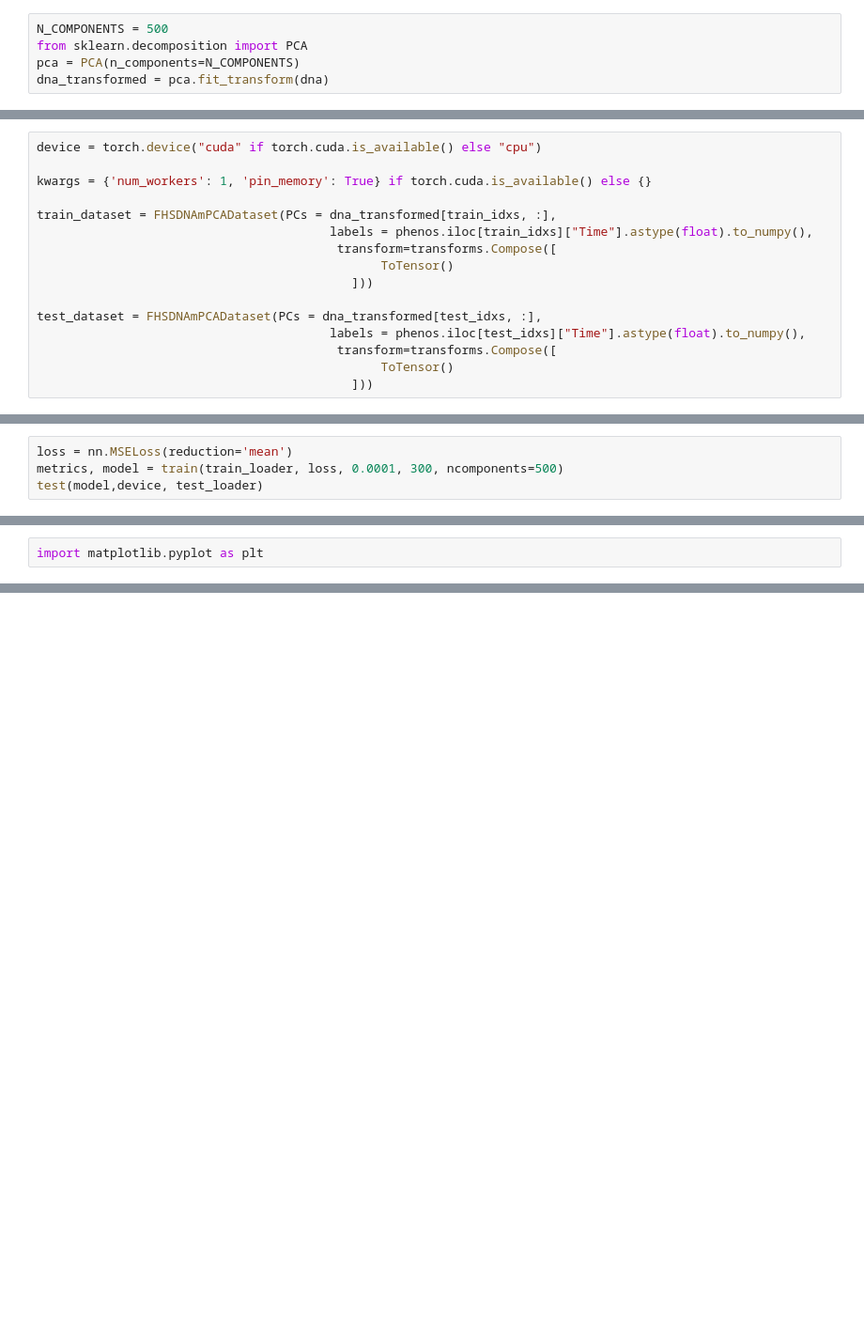
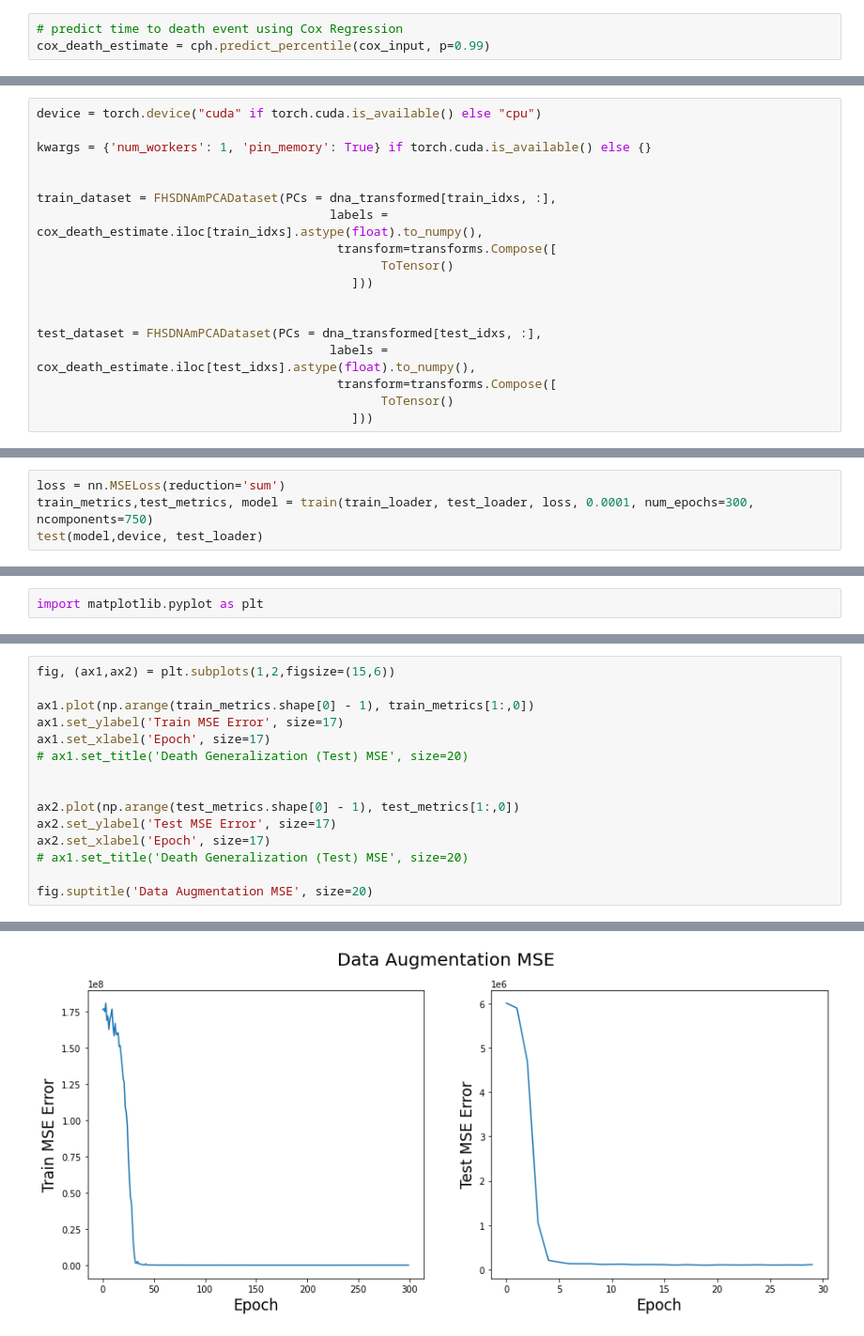
Before and after one commit to vsocrates/deeplearning_cpsc663, a Jupyter notebook: final/CoxRegressionSilverStandard.ipynb, the cells around one changed output, grey strips where cells are left out. Shown at 94% size. Cells and saved outputs as stored; diff of their text form; blank space fills up the shorter version.

```diff
--- a/final/CoxRegressionSilverStandard.ipynb
+++ b/final/CoxRegressionSilverStandard.ipynb
@@ -380,6 +494,4 @@ dna = dna[subset_idxs]
-# %%
-N_COMPONENTS = 500
-from sklearn.decomposition import PCA
-pca = PCA(n_components=N_COMPONENTS)
-dna_transformed = pca.fit_transform(dna)
+# %%
+# predict time to death event using Cox Regression
+cox_death_estimate = cph.predict_percentile(cox_input, p=0.99)
 # %%
@@ -397,14 +504,16 @@ device = torch.device("cuda" if torch.cuda.is_available() else "cpu")
 
 kwargs = {'num_workers': 1, 'pin_memory': True} if torch.cuda.is_available() else {}
 
+
 train_dataset = FHSDNAmPCADataset(PCs = dna_transformed[train_idxs, :],
-                                        labels = phenos.iloc[train_idxs]["Time"].astype(float).to_numpy(),
+                                        labels = cox_death_estimate.iloc[train_idxs].astype(float).to_numpy(),
                                          transform=transforms.Compose([
                                                ToTensor()
                                            ]))
 
+
 test_dataset = FHSDNAmPCADataset(PCs = dna_transformed[test_idxs, :],
-                                        labels = phenos.iloc[test_idxs]["Time"].astype(float).to_numpy(),
+                                        labels = cox_death_estimate.iloc[test_idxs].astype(float).to_numpy(),
                                          transform=transforms.Compose([
                                                ToTensor()
                                            ]))
@@ -563,5 +565,5 @@ def test(model, device, test_loader):
 # %%
-loss = nn.MSELoss(reduction='mean')
-metrics, model = train(train_loader, loss, 0.0001, 300, ncomponents=500)
+loss = nn.MSELoss(reduction='sum')
+train_metrics,test_metrics, model = train(train_loader, test_loader, loss, 0.0001, num_epochs=300, ncomponents=750)
 test(model,device, test_loader)
 # %% [output]
@@ -601,0 +590,16 @@ ax.plot(np.arange(metrics.shape[0] - 1), metrics[1:,1])
+# %%
+fig, (ax1,ax2) = plt.subplots(1,2,figsize=(15,6))
+
+ax1.plot(np.arange(train_metrics.shape[0] - 1), train_metrics[1:,0])
+ax1.set_ylabel('Train MSE Error', size=17)
+ax1.set_xlabel('Epoch', size=17)
+# ax1.set_title('Death Generalization (Test) MSE', size=20)
+
+
+ax2.plot(np.arange(test_metrics.shape[0] - 1), test_metrics[1:,0])
+ax2.set_ylabel('Test MSE Error', size=17)
+ax2.set_xlabel('Epoch', size=17)
+# ax1.set_title('Death Generalization (Test) MSE', size=20)
+
+fig.suptitle('Data Augmentation MSE', size=20)
+# %% [output]
@@ -601,0 +607 @@ ax.plot(np.arange(metrics.shape[0] - 1), metrics[1:,1])
+[figure, added]
```
Also changed, not shown: parts of 54 cells of this notebook, 4 other files.
